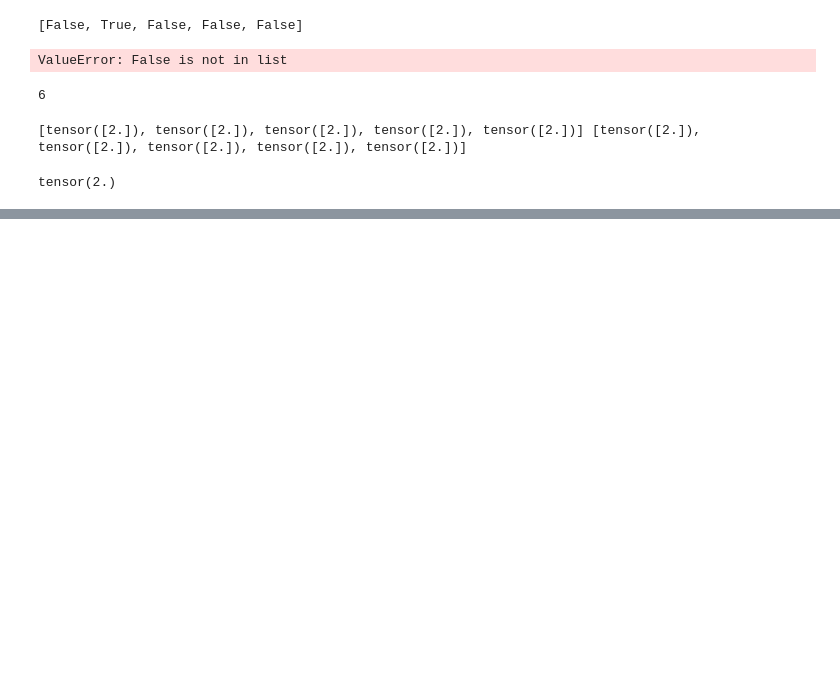
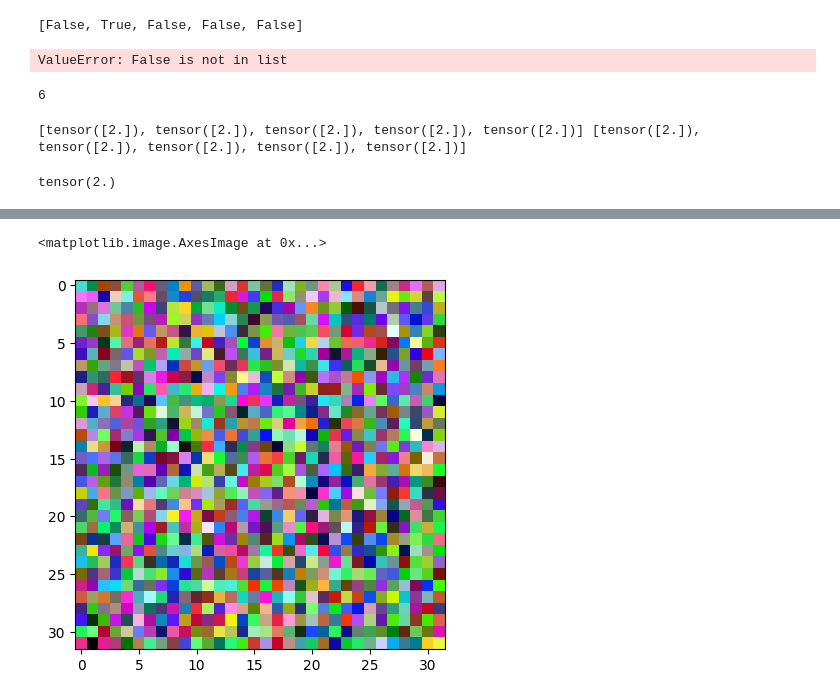
Before and after one commit to kkkkqq/NewBPTT, a Jupyter notebook: playground.ipynb, the cells around one changed output, grey strips where cells are left out. Saved outputs shown, nothing was run; the diff lists cells and outputs as text; code cells hidden in the pictures; blank space fills up the shorter version.

```diff
--- a/playground.ipynb
+++ b/playground.ipynb
@@ -32,0 +80,8 @@ tensor(2.)
+# %%
+from torchvision.transforms.functional import crop
+
+test_img = torch.rand((2,3,32,32))
+plt.imshow(test_img[0].squeeze(0).permute(1,2,0).numpy())
+# %% [output]
+<matplotlib.image.AxesImage at 0x...>
+[figure, added]
```
Also changed, not shown: parts of 5 cells of this notebook, 23 other files.
